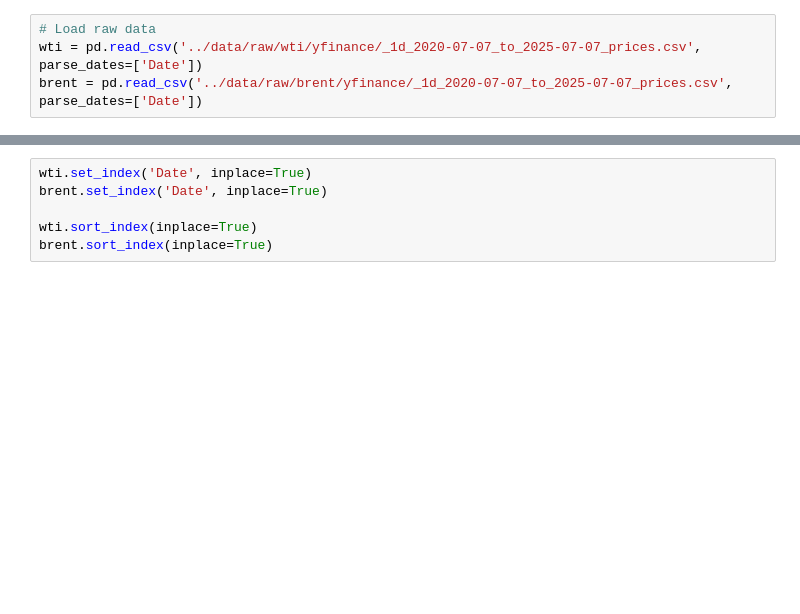
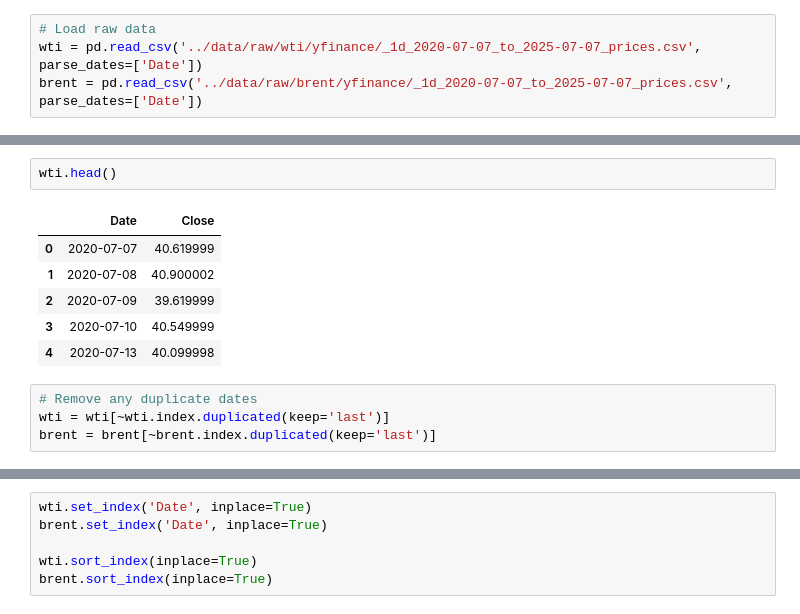
Before and after one commit to philotg/wti-brent-risk-model, a Jupyter notebook: notebooks/data_cleaning.ipynb, the cells around one changed output, grey strips where cells are left out. Drawn from its saved outputs; the diff is of its cells as text; blank space fills up the shorter version.

```diff
--- a/notebooks/data_cleaning.ipynb
+++ b/notebooks/data_cleaning.ipynb
@@ -7,0 +35,13 @@ brent = pd.read_csv('../data/raw/brent/yfinance/_1d_2020-07-07_to_2025-07-07_pri
+# %%
+wti.head()
+# %% [output]
+|  | Date | Close |
+| 0 | 2020-07-07 | 40.619999 |
+| 1 | 2020-07-08 | 40.900002 |
+| 2 | 2020-07-09 | 39.619999 |
+| 3 | 2020-07-10 | 40.549999 |
+| 4 | 2020-07-13 | 40.099998 |
+# %%
+# Remove any duplicate dates
+wti = wti[~wti.index.duplicated(keep='last')]
+brent = brent[~brent.index.duplicated(keep='last')]
```
Also changed, not shown: parts of 16 cells of this notebook.
